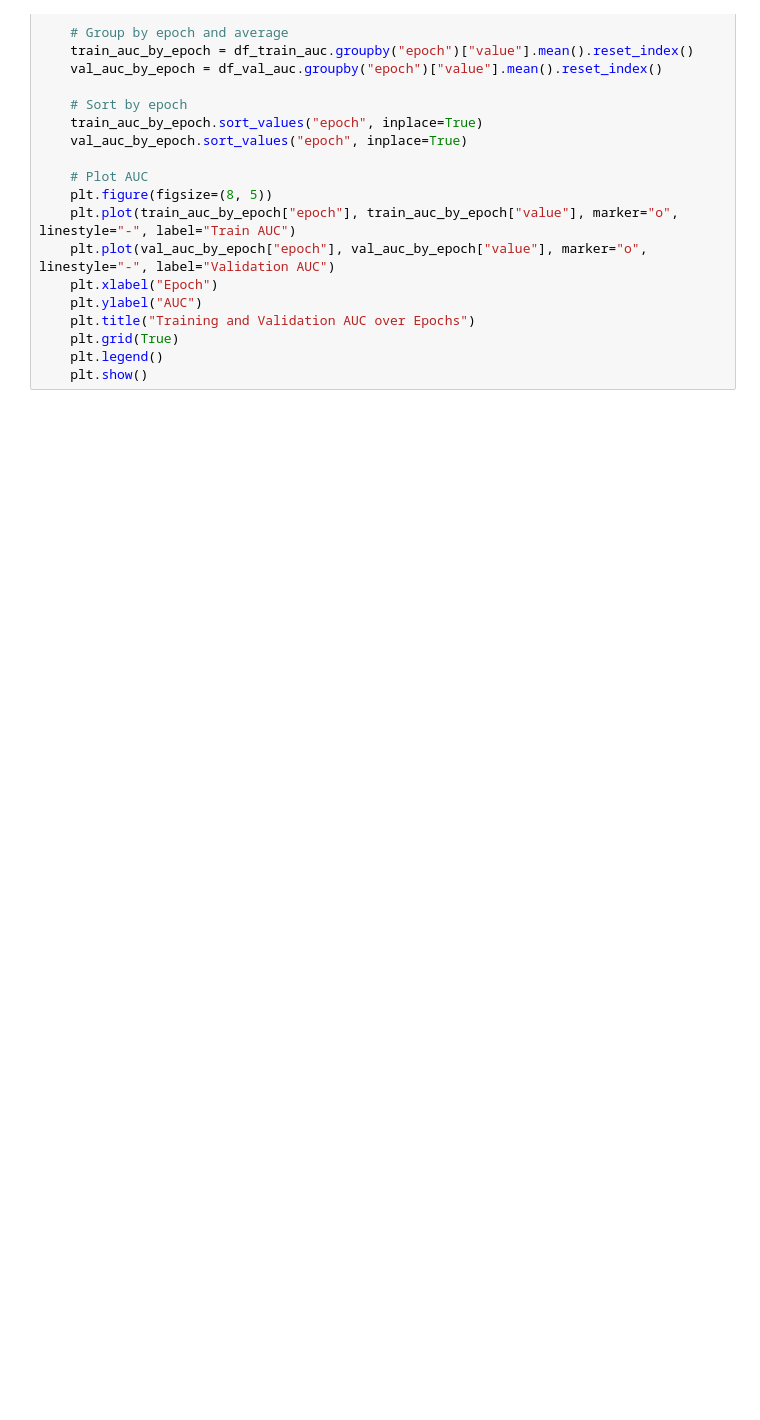
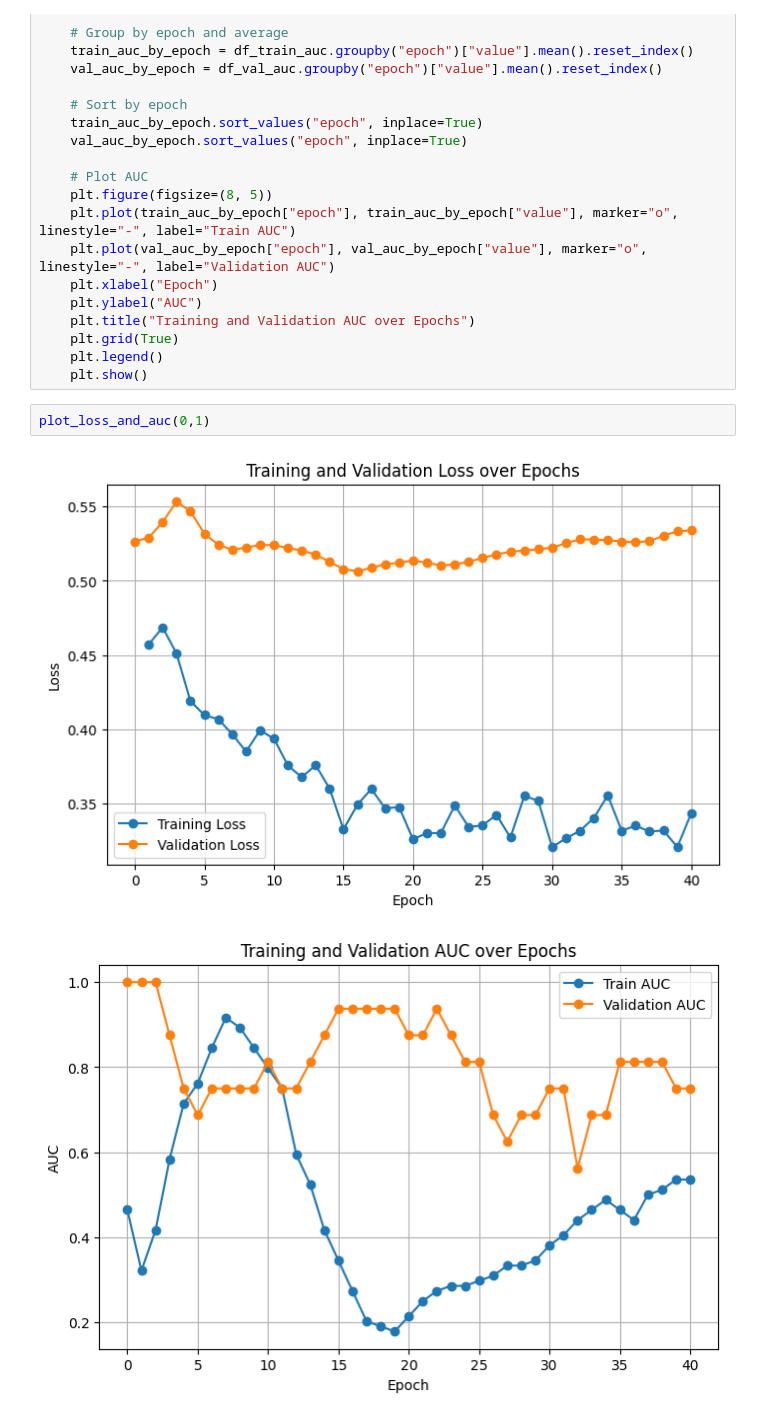
Before and after one commit to Alichnikof/Deauville_DeepLearning, a Jupyter notebook: analysis.ipynb, the cells around one changed output. Drawn from its saved outputs; the diff is of its cells as text; blank space fills up the shorter version.

```diff
--- a/analysis.ipynb
+++ b/analysis.ipynb
@@ -76,3 +76,8 @@ def plot_loss_and_auc(split_index, run_index, results_path="results"):
     plt.grid(True)
     plt.legend()
     plt.show()
+# %%
+plot_loss_and_auc(0,1)
+# %% [output]
+[figure, added]
+[figure, added]
```
Also changed, not shown: parts of 4 cells of this notebook, 12 other files.
